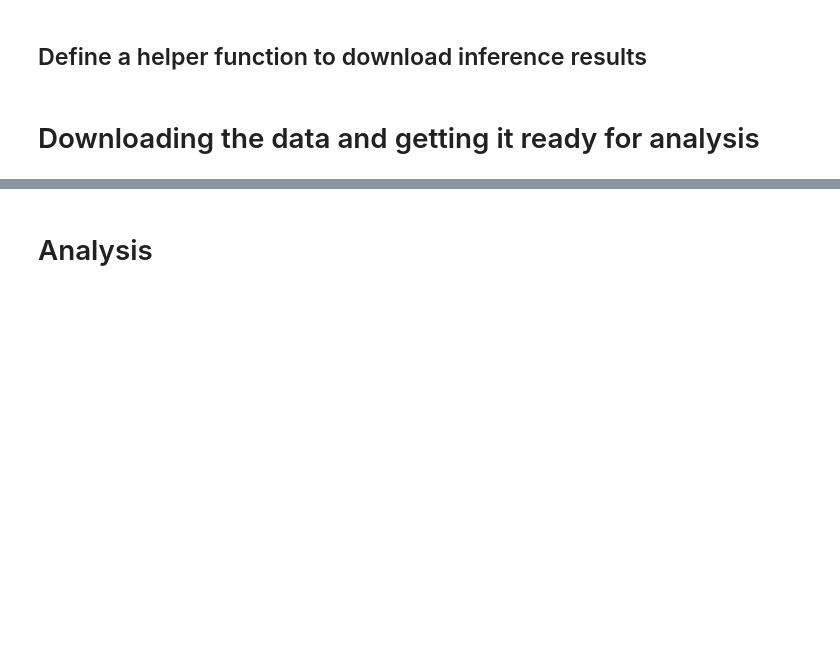
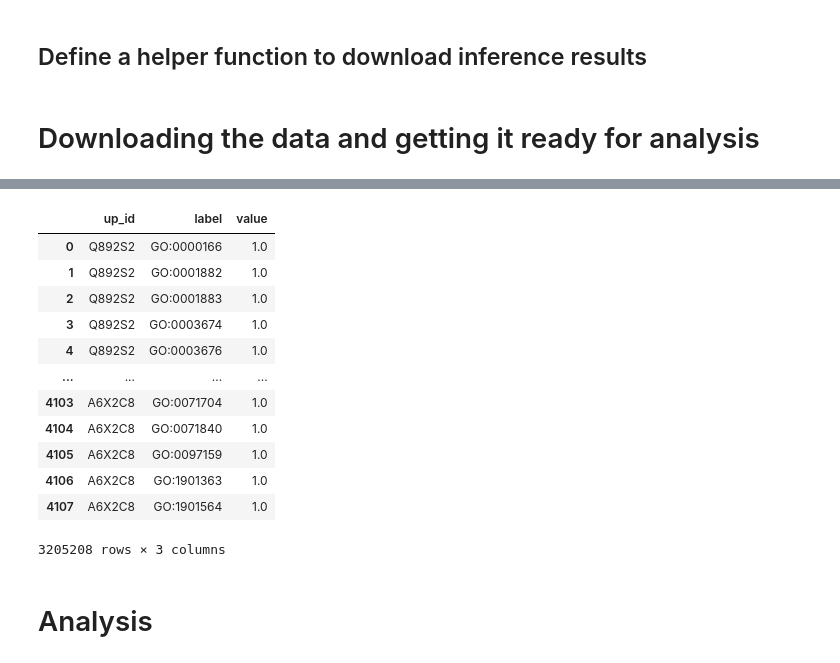
Before and after one commit to microsoft/protnote, a Jupyter notebook: proteinfer/colabs/Random_GO.ipynb, the cells around one changed output, grey strips where cells are left out. Cells and saved outputs as stored; diff of their text form; code cells hidden in the pictures; blank space fills up the shorter version.

```diff
--- a/proteinfer/colabs/Random_GO.ipynb
+++ b/proteinfer/colabs/Random_GO.ipynb
@@ -62,7 +40,7 @@ albumentations 0.1.12 requires imgaug<0.2.7,>=0.2.5, but you have imgaug 0.2.9 w
 ## Load vocabulary and parenthood information
 # %%
 vocab = inference.Inferrer(
-    'noxpd2_cnn_swissprot_go_random_swiss-cnn_for_swissprot_go_random-13731645'
+    'noxpd2_cnn_swissprot_go_random_swiss-cnn_for_swissprot_go_random-13703706'
 ).get_variable('label_vocab:0').astype(str)
 label_normalizer = parenthood_lib.get_applicable_label_dict(
     'parenthood.json.gz')
@@ -109,3 +117,19 @@ del test_ground_truth
+# %%
+predictions_df
+# %% [output]
+|  | up_id | label | value |
+| 0 | Q892S2 | GO:0000166 | 1.0 |
+| 1 | Q892S2 | GO:0001882 | 1.0 |
+| 2 | Q892S2 | GO:0001883 | 1.0 |
+| 3 | Q892S2 | GO:0003674 | 1.0 |
+| 4 | Q892S2 | GO:0003676 | 1.0 |
+| ... | ... | ... | ... |
+| 4103 | A6X2C8 | GO:0071704 | 1.0 |
+| 4104 | A6X2C8 | GO:0071840 | 1.0 |
+| 4105 | A6X2C8 | GO:0097159 | 1.0 |
+| 4106 | A6X2C8 | GO:1901363 | 1.0 |
+| 4107 | A6X2C8 | GO:1901564 | 1.0 |
+3205208 rows × 3 columns
 # %% [markdown]
 # Analysis
 # %%
```
Also changed, not shown: parts of 15 cells of this notebook, 8 other files.
